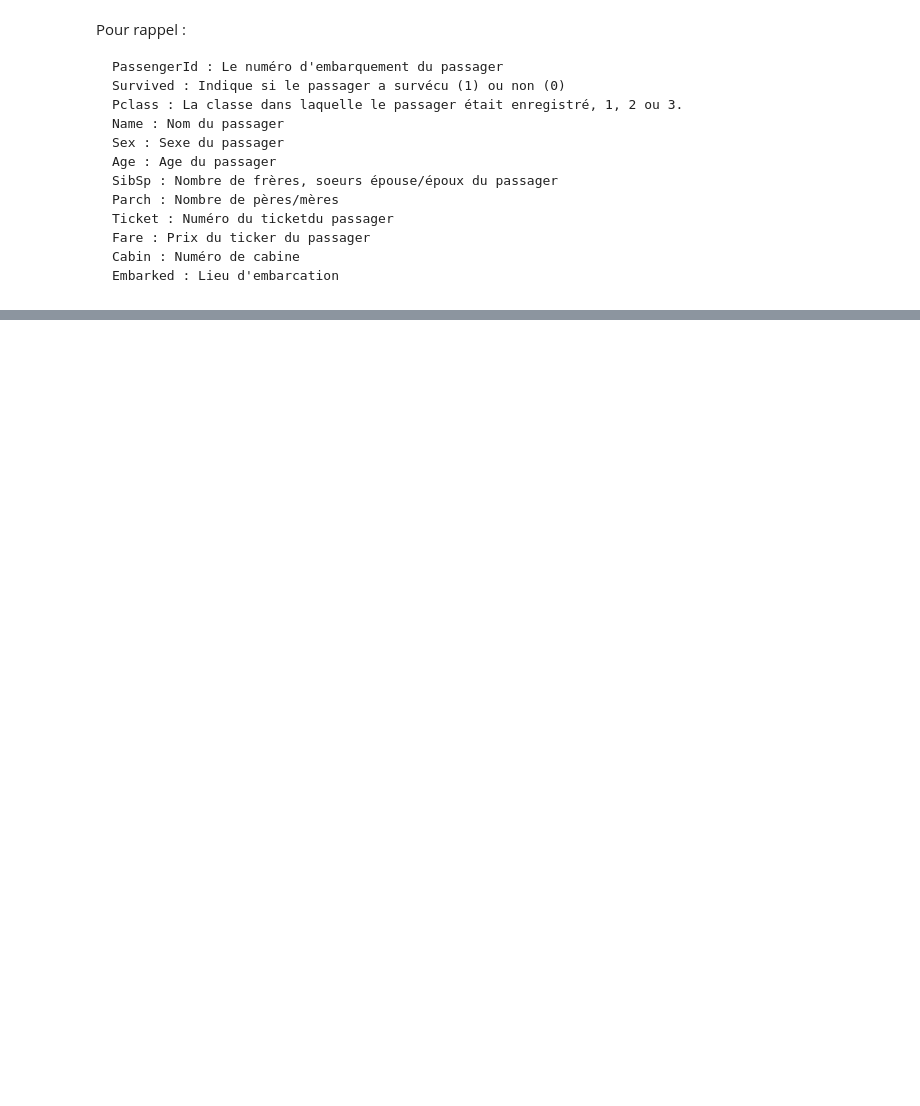
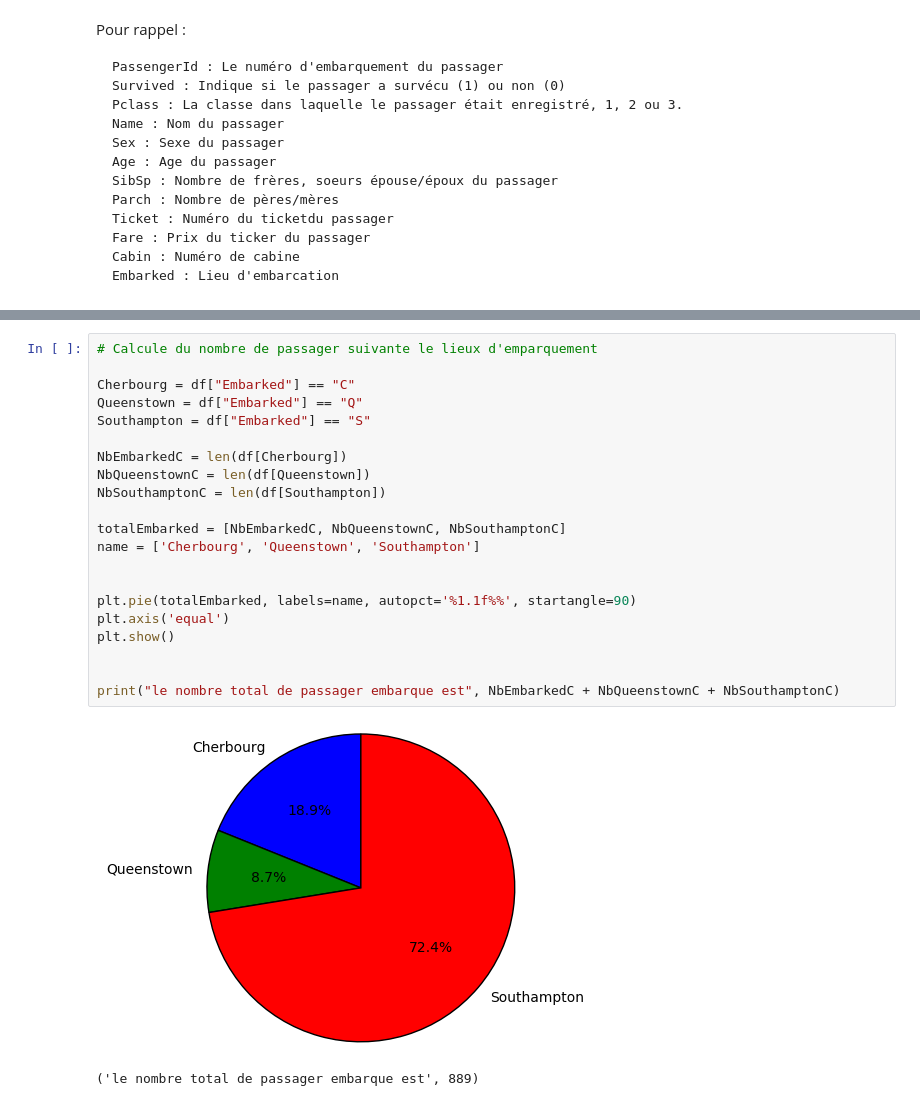
Before and after one commit to FloFloo17/2016-2017, a Jupyter notebook: P1/rapport_final.ipynb, the cells around one changed output, grey strips where cells are left out. Cells and saved outputs as stored; diff of their text form; blank space fills up the shorter version.

```diff
--- a/P1/rapport_final.ipynb
+++ b/P1/rapport_final.ipynb
@@ -42,0 +73,24 @@ Pour rappel :
+# %%
+# Calcule du nombre de passager suivante le lieux d'emparquement
+
+Cherbourg = df["Embarked"] == "C"
+Queenstown = df["Embarked"] == "Q"
+Southampton = df["Embarked"] == "S"
+
+NbEmbarkedC = len(df[Cherbourg])
+NbQueenstownC = len(df[Queenstown])
+NbSouthamptonC = len(df[Southampton])
+
+totalEmbarked = [NbEmbarkedC, NbQueenstownC, NbSouthamptonC]
+name = ['Cherbourg', 'Queenstown', 'Southampton']
+
+
+plt.pie(totalEmbarked, labels=name, autopct='%1.1f%%', startangle=90)
+plt.axis('equal')
+plt.show()
+
+
+print("le nombre total de passager embarque est", NbEmbarkedC + NbQueenstownC + NbSouthamptonC)
+# %% [output]
+[figure, added]
+('le nombre total de passager embarque est', 889)
```
Also changed, not shown: parts of 2 cells of this notebook.
